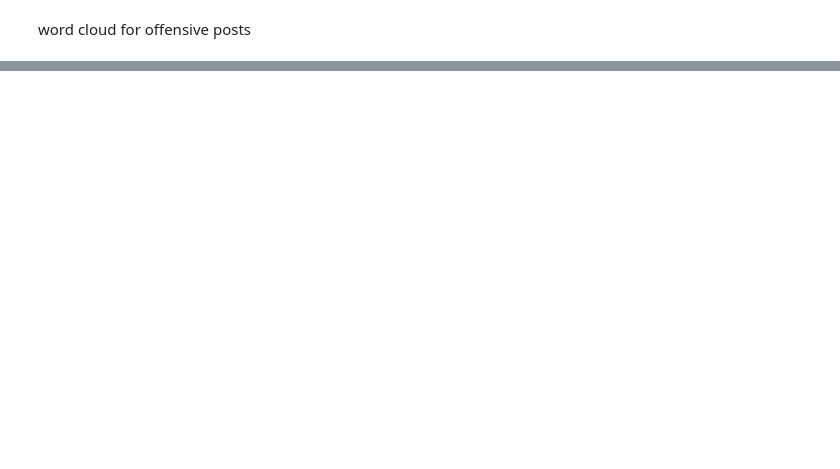
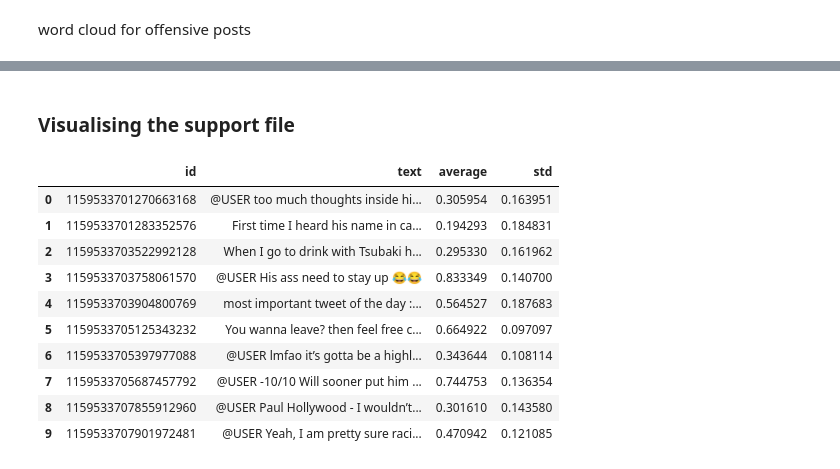
Before and after one commit to TharinduDR/Offenseval_2020, a Jupyter notebook: English Tweet Visualisation.ipynb, the cells around one changed output, grey strips where cells are left out. Saved outputs shown, nothing was run; the diff lists cells and outputs as text; code cells hidden in the pictures; blank space fills up the shorter version.

```diff
--- a/English Tweet Visualisation.ipynb
+++ b/English Tweet Visualisation.ipynb
@@ -77,0 +78,18 @@ plot_word_cloud(OFFENSE)
+# %% [markdown]
+### Visualising the support file
+# %%
+data = pd.read_csv("data/English/task_a_distant.tsv", sep='\t')
+
+data[:10]
+# %% [output]
+|  | id | text | average | std |
+| 0 | 1159533701270663168 | @USER too much thoughts inside hi... | 0.305954 | 0.163951 |
+| 1 | 1159533701283352576 | First time I heard his name in ca... | 0.194293 | 0.184831 |
+| 2 | 1159533703522992128 | When I go to drink with Tsubaki h... | 0.295330 | 0.161962 |
+| 3 | 1159533703758061570 | @USER His ass need to stay up 😂😂 | 0.833349 | 0.140700 |
+| 4 | 1159533703904800769 | most important tweet of the day :... | 0.564527 | 0.187683 |
+| 5 | 1159533705125343232 | You wanna leave? then feel free c... | 0.664922 | 0.097097 |
+| 6 | 1159533705397977088 | @USER lmfao it’s gotta be a highl... | 0.343644 | 0.108114 |
+| 7 | 1159533705687457792 | @USER -10/10 Will sooner put him ... | 0.744753 | 0.136354 |
+| 8 | 1159533707855912960 | @USER Paul Hollywood - I wouldn’t... | 0.301610 | 0.143580 |
+| 9 | 1159533707901972481 | @USER Yeah, I am pretty sure raci... | 0.470942 | 0.121085 |
```
Also changed, not shown: parts of 11 cells of this notebook, 8 other files.
